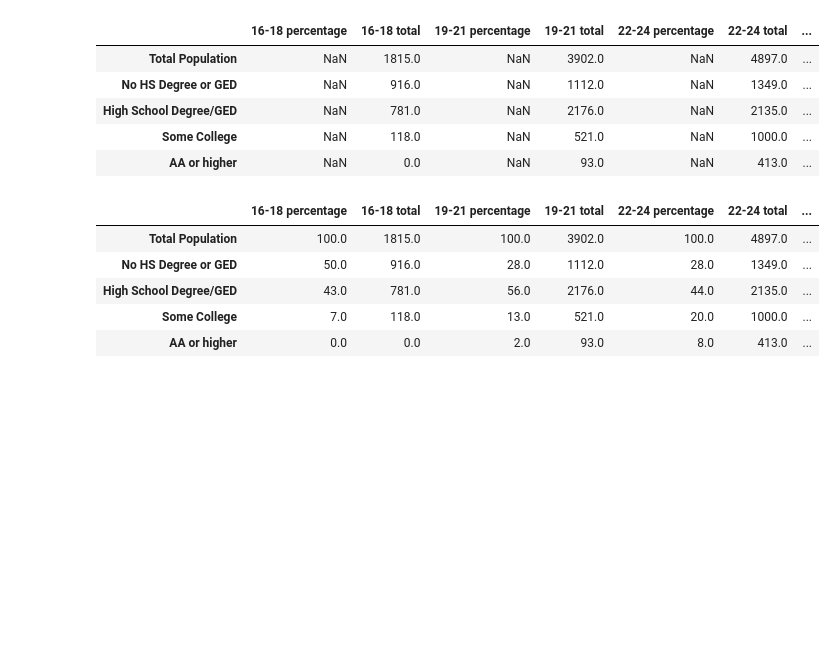
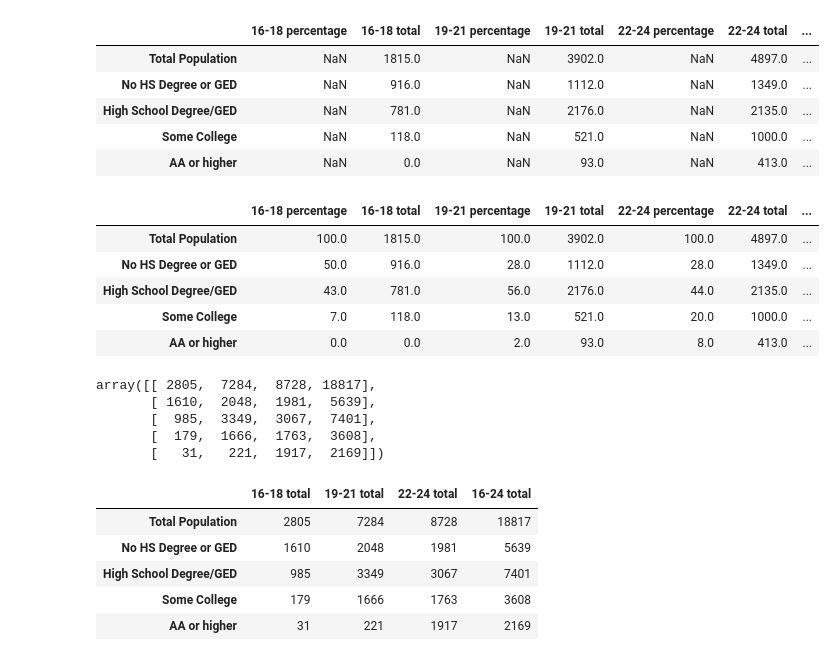
Before and after one commit to Lucaswb/project1_flatiron, a Jupyter notebook: second table update from 2016 survey.ipynb, the cells around one changed output. Cells and saved outputs as stored; diff of their text form; code cells hidden in the pictures; blank space fills up the shorter version.

```diff
--- a/second table update from 2016 survey.ipynb
+++ b/second table update from 2016 survey.ipynb
@@ -226,0 +242,8 @@ second_df
+# %%
+original2_data
+# %% [output]
+array([[ 2805,  7284,  8728, 18817],
+       [ 1610,  2048,  1981,  5639],
+       [  985,  3349,  3067,  7401],
+       [  179,  1666,  1763,  3608],
+       [   31,   221,  1917,  2169]])
@@ -226,0 +252,9 @@ second_df
+# %%
+original2_df
+# %% [output]
+|  | 16-18 total | 19-21 total | 22-24 total | 16-24 total |
+| Total Population | 2805 | 7284 | 8728 | 18817 |
+| No HS Degree or GED | 1610 | 2048 | 1981 | 5639 |
+| High School Degree/GED | 985 | 3349 | 3067 | 7401 |
+| Some College | 179 | 1666 | 1763 | 3608 |
+| AA or higher | 31 | 221 | 1917 | 2169 |
```
Also changed, not shown: parts of 13 cells of this notebook, 1 other file.
